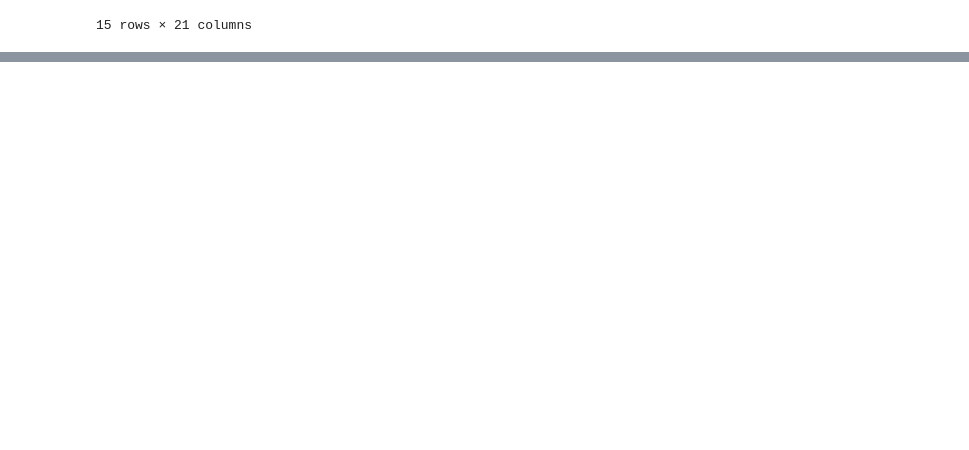
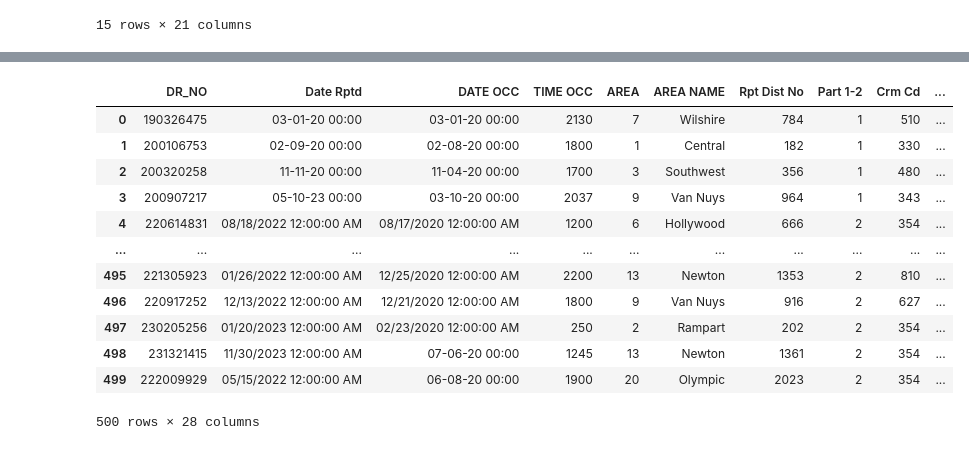
Before and after one commit to grishmamanchekar17-web/Python, a Jupyter notebook: Practice.ipynb, the cells around one changed output, grey strips where cells are left out. Drawn from its saved outputs; the diff is of its cells as text; code cells hidden in the pictures; blank space fills up the shorter version.

```diff
--- a/Practice.ipynb
+++ b/Practice.ipynb
@@ -2147,0 +2160,17 @@ df.sort_values("Postal Code",ascending=False).head(15)
+# %%
+df3=pd.read_csv(r"C:\Users\Grishma\Downloads\Crime sample data.csv")
+df3
+# %% [output]
+|  | DR_NO | Date Rptd | DATE OCC | TIME OCC | AREA | AREA NAME | Rpt Dist No | Part 1-2 | Crm Cd | ... |
+| 0 | 190326475 | 03-01-20 00:00 | 03-01-20 00:00 | 2130 | 7 | Wilshire | 784 | 1 | 510 | ... |
+| 1 | 200106753 | 02-09-20 00:00 | 02-08-20 00:00 | 1800 | 1 | Central | 182 | 1 | 330 | ... |
+| 2 | 200320258 | 11-11-20 00:00 | 11-04-20 00:00 | 1700 | 3 | Southwest | 356 | 1 | 480 | ... |
+| 3 | 200907217 | 05-10-23 00:00 | 03-10-20 00:00 | 2037 | 9 | Van Nuys | 964 | 1 | 343 | ... |
+| 4 | 220614831 | 08/18/2022 12:00:00 AM | 08/17/2020 12:00:00 AM | 1200 | 6 | Hollywood | 666 | 2 | 354 | ... |
+| ... | ... | ... | ... | ... | ... | ... | ... | ... | ... | ... |
+| 495 | 221305923 | 01/26/2022 12:00:00 AM | 12/25/2020 12:00:00 AM | 2200 | 13 | Newton | 1353 | 2 | 810 | ... |
+| 496 | 220917252 | 12/13/2022 12:00:00 AM | 12/21/2020 12:00:00 AM | 1800 | 9 | Van Nuys | 916 | 2 | 627 | ... |
+| 497 | 230205256 | 01/20/2023 12:00:00 AM | 02/23/2020 12:00:00 AM | 250 | 2 | Rampart | 202 | 2 | 354 | ... |
+| 498 | 231321415 | 11/30/2023 12:00:00 AM | 07-06-20 00:00 | 1245 | 13 | Newton | 1361 | 2 | 354 | ... |
+| 499 | 222009929 | 05/15/2022 12:00:00 AM | 06-08-20 00:00 | 1900 | 20 | Olympic | 2023 | 2 | 354 | ... |
+500 rows × 28 columns
```
Also changed, not shown: parts of 17 cells of this notebook.
